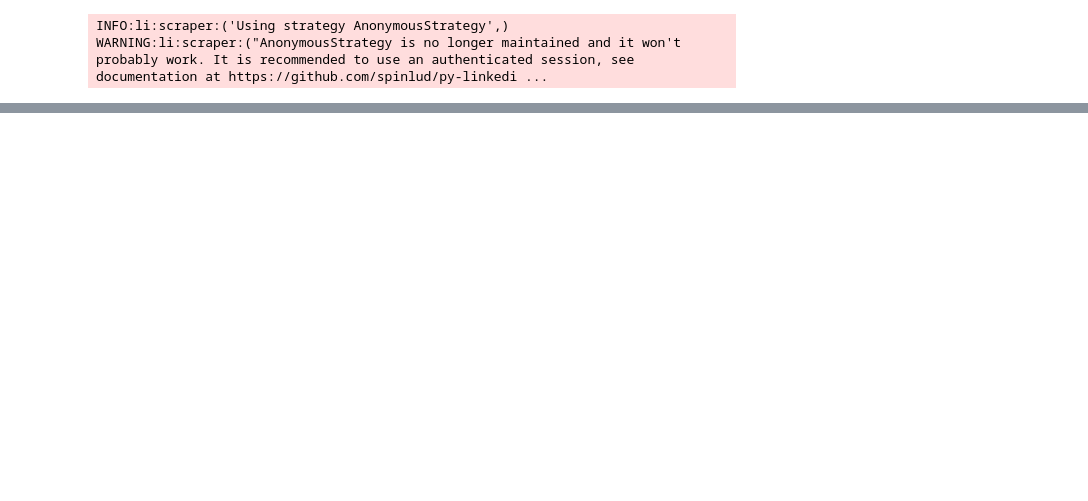
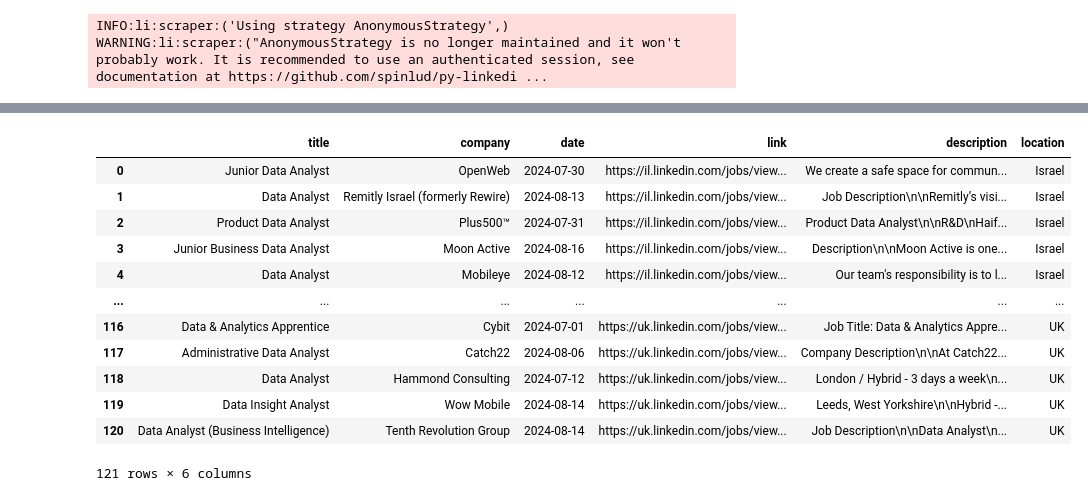
Before and after one commit to arielwendichansky/LinkedIn_analysis, a Jupyter notebook: linkedin_project.ipynb, the cells around one changed output, grey strips where cells are left out. Drawn from its saved outputs; the diff is of its cells as text; code cells hidden in the pictures; blank space fills up the shorter version.

```diff
--- a/linkedin_project.ipynb
+++ b/linkedin_project.ipynb
@@ -116,0 +196,5 @@ df
+# %%
+# Reading data from Israel and adding location column
+df_israel = pd.read_csv('linkedin_jobs_Israel.csv')
+df_israel['location'] = 'Israel'
+df_israel.head()
@@ -116,0 +229,3 @@ df
+# %%
+# Filtering rows where the 'title' column contains any of the keywords
+df_israel = df_israel[df_israel['title'].str.contains(r'Data|Analyst|BI|Business', case=False, na=False)]
@@ -116,0 +249,6 @@ df
+# %%
+# Reading data from US and adding location column
+
+df_US = pd.read_csv('linkedin_jobs_United States.csv')
+df_US['location'] = 'US'
+df_US.head()
@@ -272,0 +286,6 @@ jobs_df
+# %%
+# Reading data from UK and adding location column
+
+df_UK = pd.read_csv('linkedin_jobs_United Kingdom.csv')
+df_UK['location'] = 'UK'
+df_UK.head()
@@ -272,0 +329,19 @@ jobs_df
+# %%
+# Merged the 3 dataset into a single one
+df_DA = pd.merge(df_israel, df_US, how='outer')
+df_DA = pd.merge(df_DA, df_UK, how='outer')
+df_DA
+# %% [output]
+|  | title | company | date | link | description | location |
+| 0 | Junior Data Analyst | OpenWeb | 2024-07-30 | https://il.linkedin.com/jobs/view... | We create a safe space for commun... | Israel |
+| 1 | Data Analyst | Remitly Israel (formerly Rewire) | 2024-08-13 | https://il.linkedin.com/jobs/view... | Job Description\n\nRemitly’s visi... | Israel |
+| 2 | Product Data Analyst | Plus500™ | 2024-07-31 | https://il.linkedin.com/jobs/view... | Product Data Analyst\n\nR&D\nHaif... | Israel |
+| 3 | Junior Business Data Analyst | Moon Active | 2024-08-16 | https://il.linkedin.com/jobs/view... | Description\n\nMoon Active is one... | Israel |
+| 4 | Data Analyst | Mobileye | 2024-08-12 | https://il.linkedin.com/jobs/view... | Our team's responsibility is to l... | Israel |
+| ... | ... | ... | ... | ... | ... | ... |
+| 116 | Data & Analytics Apprentice | Cybit | 2024-07-01 | https://uk.linkedin.com/jobs/view... | Job Title: Data & Analytics Appre... | UK |
+| 117 | Administrative Data Analyst | Catch22 | 2024-08-06 | https://uk.linkedin.com/jobs/view... | Company Description\n\nAt Catch22... | UK |
+| 118 | Data Analyst | Hammond Consulting | 2024-07-12 | https://uk.linkedin.com/jobs/view... | London / Hybrid - 3 days a week\n... | UK |
+| 119 | Data Insight Analyst | Wow Mobile | 2024-08-14 | https://uk.linkedin.com/jobs/view... | Leeds, West Yorkshire\n\nHybrid -... | UK |
+| 120 | Data Analyst (Business Intelligence) | Tenth Revolution Group | 2024-08-14 | https://uk.linkedin.com/jobs/view... | Job Description\n\nData Analyst\n... | UK |
+121 rows × 6 columns
```
Also changed, not shown: parts of 26 cells of this notebook.
